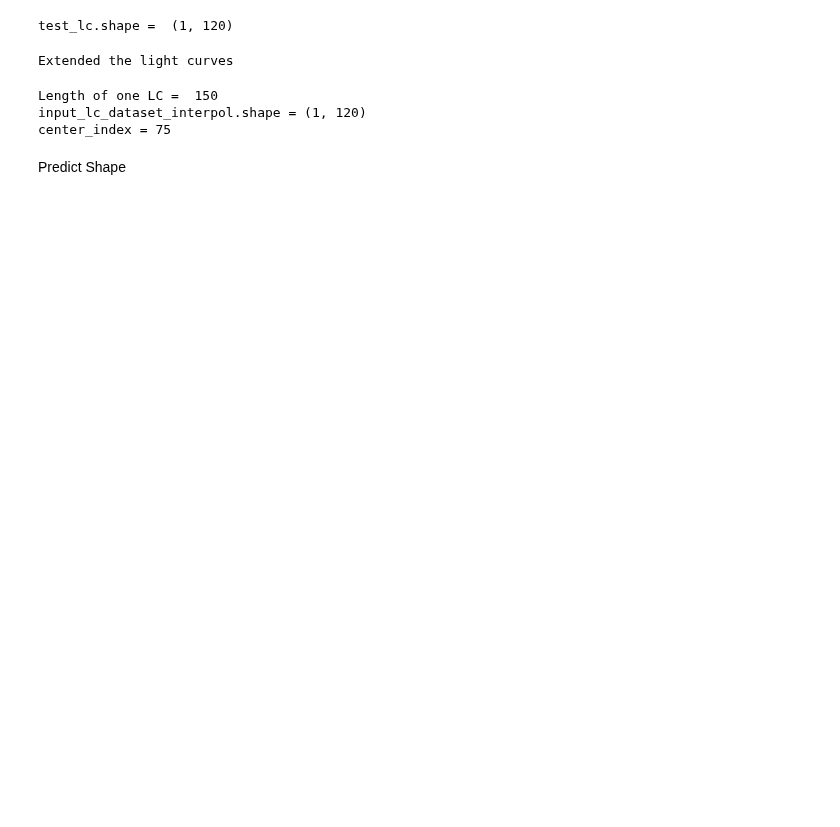
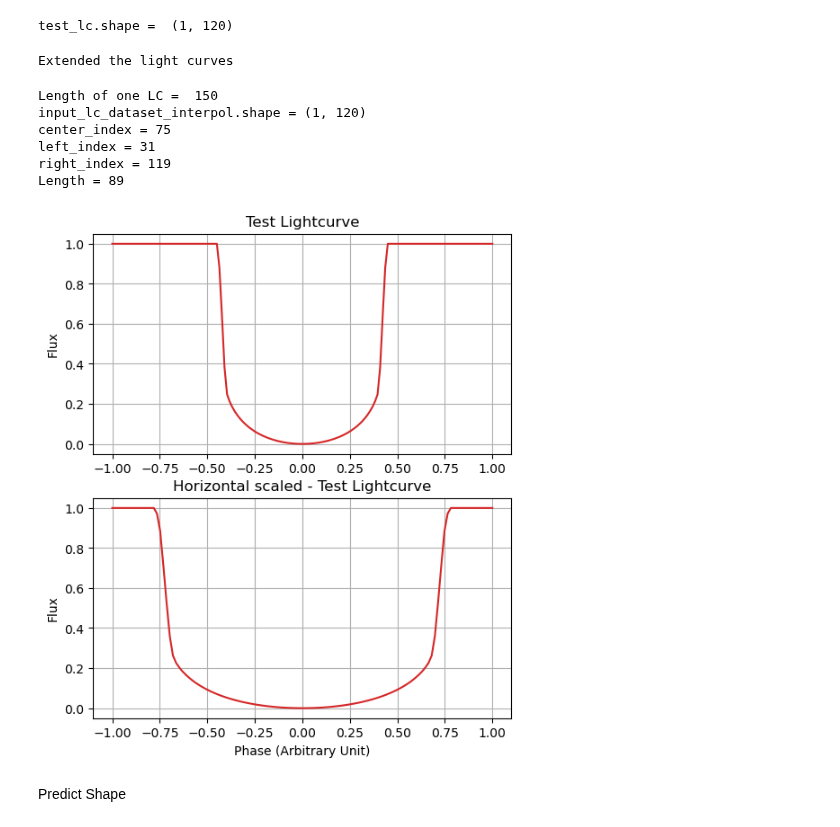
Before and after one commit to abrahammathews2000/mega, a Jupyter notebook: ml_training/ml_inference_lc2shape.ipynb, the cells around one changed output. Cells and saved outputs as stored; diff of their text form; code cells hidden in the pictures; blank space fills up the shorter version.

```diff
--- a/ml_training/ml_inference_lc2shape.ipynb
+++ b/ml_training/ml_inference_lc2shape.ipynb
@@ -129,8 +129,9 @@ def scale_horizontally(input_lc_dataset):
         left_index = int(center_index - int(count_zeros_array[iteration]/2) - int(count_zeros_array[iteration]/6))
         right_index = int(center_index + int(count_zeros_array[iteration]/2) + int(count_zeros_array[iteration]/6))
         selected_portion = input_lc_dataset[iteration][left_index:right_index]
-        # print("left_index =", left_index)
-        # print("right_index =", right_index)
+        print("left_index =", left_index)
+        print("right_index =", right_index)
+        print("Length =", right_index-left_index+1)
 
         # Calculate the length of the selected region
         len_selected_portion[iteration] = len(selected_portion)
@@ -141,13 +142,22 @@ def scale_horizontally(input_lc_dataset):
         original_y = selected_portion
 
         # Create a quadratic interpolation function
-        f = interp1d(original_x, original_y, kind='quadratic')
+        f = interp1d(original_x, original_y, kind='linear')
 
         # Define the range of x-values for the interpolation with 120 elements
         x_interpolation = np.linspace(-1, 1, num=120)
 
         # Perform the interpolation
         y_interpolated = f(x_interpolation)
+
+        # # Replacing end elements with 1
+
+        # y_interpolated[0:9] = np.ones(len(y_interpolated[0:9]))
+        # # print(f"len(y_interpolated[0:9])) = {len(y_interpolated[0:9])}")
+
+        # y_interpolated[111:120] = np.ones(len(y_interpolated[111:120]))
+        # # print(f"len(y_interpolated[111:120])) = {len(y_interpolated[111:120])}")
+
         input_lc_dataset_interpol[iteration] = y_interpolated
 
     return input_lc_dataset_interpol
@@ -161,6 +171,35 @@ processed_test_lc = test_lc_horiz_scaled
 Length of one LC =  150
 input_lc_dataset_interpol.shape = (1, 120)
 center_index = 75
+left_index = 31
+right_index = 119
+Length = 89
+# %%
+fig, axes = plt.subplots(2, 1, figsize=(6, 7))  # 1 row, 2 columns
+ph = np.linspace(-1,1,len(processed_test_lc[0]))
+
+# Plot on each subplot
+k = int(0) # Index
+axes[0].set_title('Test Lightcurve')
+ph = np.linspace(-1,1,len(test_lc_scaled_append[0]))
+axes[0].plot(ph, test_lc_scaled_append[k], color='tab:red')
+axes[0].grid('on')
+axes[0].set_ylabel('Flux')
+# axes[0].set_xlabel('Phase (Arbitrary Unit)')
+# axes[0].set_xlim(-0.25, 0.25)
+
+
+
+ph = np.linspace(-1,1,len(processed_test_lc[0]))
+axes[1].set_title('Horizontal scaled - Test Lightcurve')
+axes[1].plot(ph, processed_test_lc[k], color='tab:red')
+axes[1].grid('on')
+axes[1].set_ylabel('Flux')
+axes[1].set_xlabel('Phase (Arbitrary Unit)')
+
+plt.show()
+# %% [output]
+[figure, added]
 # %% [markdown]
 Predict Shape
 # %%
```
Also changed, not shown: parts of 8 cells of this notebook.
